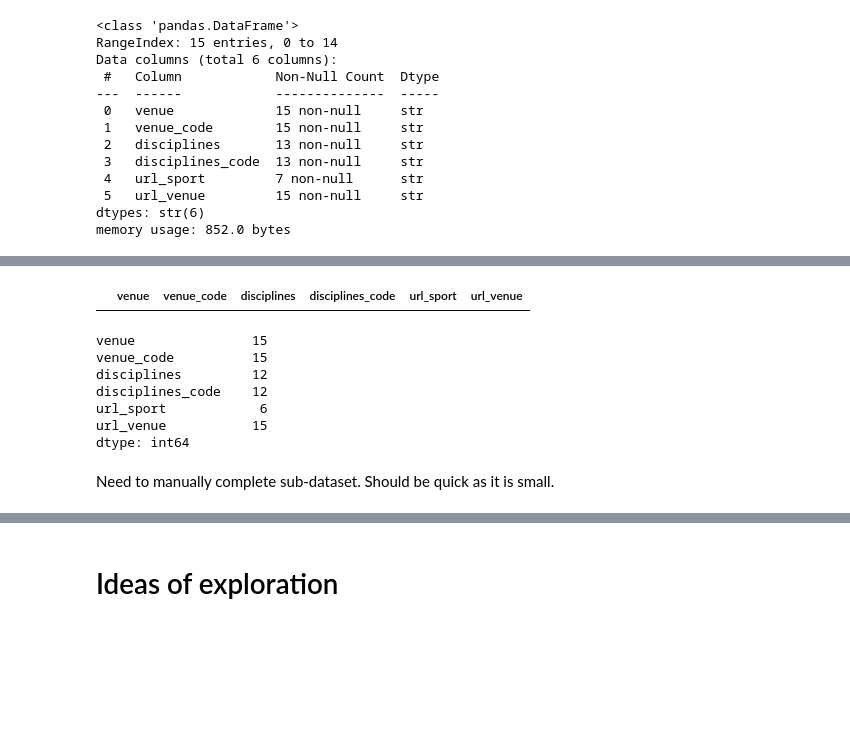
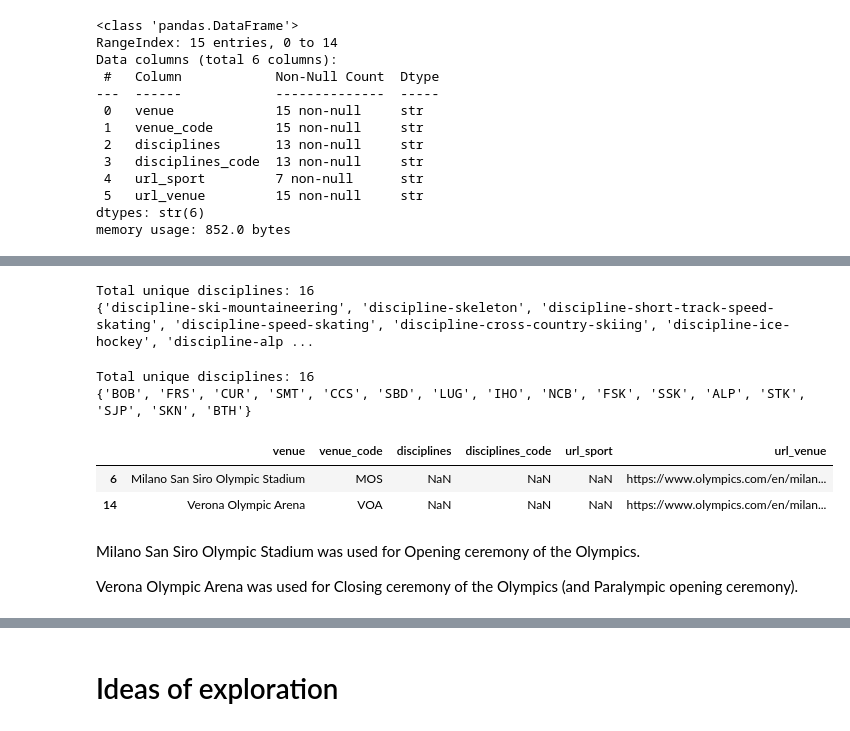
Before and after one commit to com-480-data-visualization/VizLaLune, a Jupyter notebook: DataExploration/PickedDataset/EXPLORATION_Milano_Cortina_2026_Olympic_Winter_Games.ipynb, the cells around one changed output, grey strips where cells are left out. Cells and saved outputs as stored; diff of their text form; code cells hidden in the pictures; blank space fills up the shorter version.

Commit message:
Done with data exploration. Missing SCIPERS + Have any other idea?

```diff
--- a/DataExploration/PickedDataset/EXPLORATION_Milano_Cortina_2026_Olympic_Winter_Games.ipynb
+++ b/DataExploration/PickedDataset/EXPLORATION_Milano_Cortina_2026_Olympic_Winter_Games.ipynb
@@ -849,17 +837,53 @@ Looks like team sub-dataset is incomplete. Missing countries representation. Use
-# %%
-duplicated_rows = df_venues[df_venues.duplicated()]
-duplicated_rows
-# %% [output]
-|  | venue | venue_code | disciplines | disciplines_code | url_sport | url_venue |
-# %%
-df_venues.nunique()
-# %% [output]
-venue               15
-venue_code          15
-disciplines         12
-disciplines_code    12
-url_sport            6
-url_venue           15
-dtype: int64
-# %% [markdown]
-Need to manually complete sub-dataset. Should be quick as it is small.
+# %%
+disciplines_set = set()
+
+for disciplines in df_venues["disciplines"]:
+    # Ignore NaN
+    if pd.isna(disciplines):
+        continue
+
+    try:
+        disciplines_list = ast.literal_eval(disciplines)   # convert string -> list (for multiple disciplines at venue otherwise crash)
+        disciplines_set.update(disciplines_list)
+
+    except (ValueError, SyntaxError):
+        # If ast.literal_eval fails (case for single disciplines at venue), add the value directly
+        disciplines_set.add(disciplines)
+
+print("Total unique disciplines: " + str(len(disciplines_set)))
+print(disciplines_set)
+# %% [output]
+Total unique disciplines: 16
+{'discipline-ski-mountaineering', 'discipline-skeleton', 'discipline-short-track-speed-skating', 'discipline-speed-skating', 'discipline-cross-country-skiing', 'discipline-ice-hockey', 'discipline-alp ...
+# %%
+# Doing the same for disciplines_code
+disciplines_set = set()
+
+for disciplines in df_venues["disciplines_code"]:
+    # Ignore NaN
+    if pd.isna(disciplines):
+        continue
+
+    try:
+        disciplines_list = ast.literal_eval(disciplines)   # convert string -> list (for multiple disciplines at venue otherwise crash)
+        disciplines_set.update(disciplines_list)
+
+    except (ValueError, SyntaxError):
+        # If ast.literal_eval fails (case for single disciplines at venue), add the value directly
+        disciplines_set.add(disciplines)
+
+print("Total unique disciplines: " + str(len(disciplines_set)))
+print(disciplines_set)
+# %% [output]
+Total unique disciplines: 16
+{'BOB', 'FRS', 'CUR', 'SMT', 'CCS', 'SBD', 'LUG', 'IHO', 'NCB', 'FSK', 'SSK', 'ALP', 'STK', 'SJP', 'SKN', 'BTH'}
+# %%
+df_venues[df_venues["disciplines"].isna()]
+# %% [output]
+|  | venue | venue_code | disciplines | disciplines_code | url_sport | url_venue |
+| 6 | Milano San Siro Olympic Stadium | MOS | NaN | NaN | NaN | https://www.olympics.com/en/milan... |
+| 14 | Verona Olympic Arena | VOA | NaN | NaN | NaN | https://www.olympics.com/en/milan... |
+# %% [markdown]
+Milano San Siro Olympic Stadium was used for Opening ceremony of the Olympics.
+
+Verona Olympic Arena was used for Closing ceremony of the Olympics (and Paralympic opening ceremony).
```
Also changed, not shown: parts of 25 cells of this notebook.
